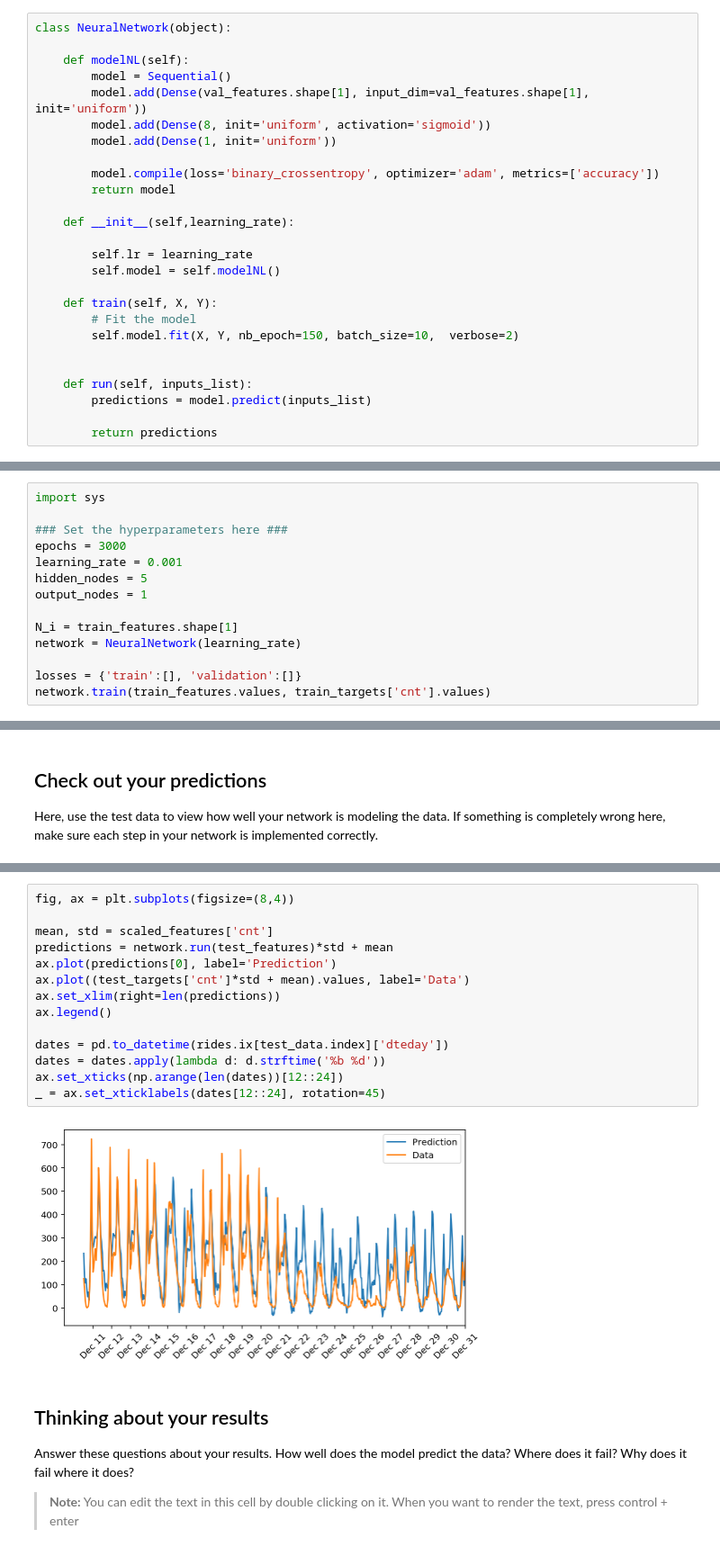
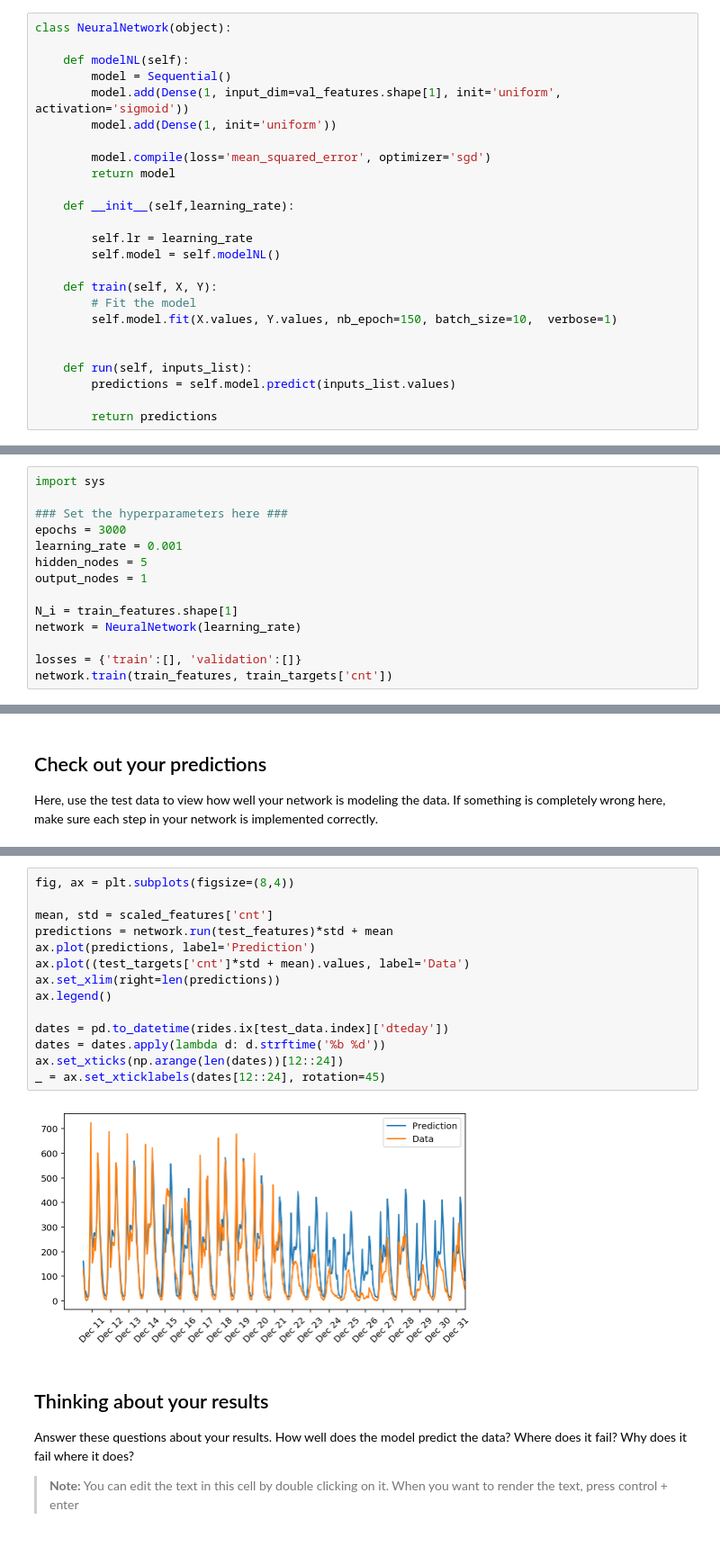
Before and after one commit to samirma/DLND-your-first-network, a Jupyter notebook: dlnd-your-first-neural-network-keras.ipynb, the cells around one changed output, grey strips where cells are left out. Shown at 90% size. Saved outputs shown, nothing was run; the diff lists cells and outputs as text.

Commit message:
feat: keras lib predicting just like the project

```diff
--- a/dlnd-your-first-neural-network-keras.ipynb
+++ b/dlnd-your-first-neural-network-keras.ipynb
@@ -116,11 +116,10 @@ class NeuralNetwork(object):
 
     def modelNL(self):
         model = Sequential()
-        model.add(Dense(val_features.shape[1], input_dim=val_features.shape[1], init='uniform'))
-        model.add(Dense(8, init='uniform', activation='sigmoid'))
+        model.add(Dense(1, input_dim=val_features.shape[1], init='uniform', activation='sigmoid'))
         model.add(Dense(1, init='uniform'))
 
-        model.compile(loss='binary_crossentropy', optimizer='adam', metrics=['accuracy'])
+        model.compile(loss='mean_squared_error', optimizer='sgd')
         return model
 
     def __init__(self,learning_rate):
@@ -130,11 +129,11 @@ class NeuralNetwork(object):
 
     def train(self, X, Y):
         # Fit the model
-        self.model.fit(X, Y, nb_epoch=150, batch_size=10,  verbose=2)
+        self.model.fit(X.values, Y.values, nb_epoch=150, batch_size=10,  verbose=1)
 
 
     def run(self, inputs_list):
-        predictions = model.predict(inputs_list)
+        predictions = self.model.predict(inputs_list.values)
 
         return predictions
 # %%
@@ -153,6 +152,6 @@ N_i = train_features.shape[1]
 network = NeuralNetwork(learning_rate)
 
 losses = {'train':[], 'validation':[]}
-network.train(train_features.values, train_targets['cnt'].values)
+network.train(train_features, train_targets['cnt'])
 # %% [output]
 Epoch 1/150
@@ -186,19 +205,19 @@ Here, use the test data to view how well your network is modeling the data. If s
 # %%
 fig, ax = plt.subplots(figsize=(8,4))
 
 mean, std = scaled_features['cnt']
 predictions = network.run(test_features)*std + mean
-ax.plot(predictions[0], label='Prediction')
+ax.plot(predictions, label='Prediction')
 ax.plot((test_targets['cnt']*std + mean).values, label='Data')
 ax.set_xlim(right=len(predictions))
 ax.legend()
 
 dates = pd.to_datetime(rides.ix[test_data.index]['dteday'])
 dates = dates.apply(lambda d: d.strftime('%b %d'))
 ax.set_xticks(np.arange(len(dates))[12::24])
 _ = ax.set_xticklabels(dates[12::24], rotation=45)
 # %% [output]
-[figure, old version]
+[figure, new version]
 # %% [markdown]
 ## Thinking about your results
 
```
Also changed, not shown: parts of 4 cells of this notebook, 1 other file.
